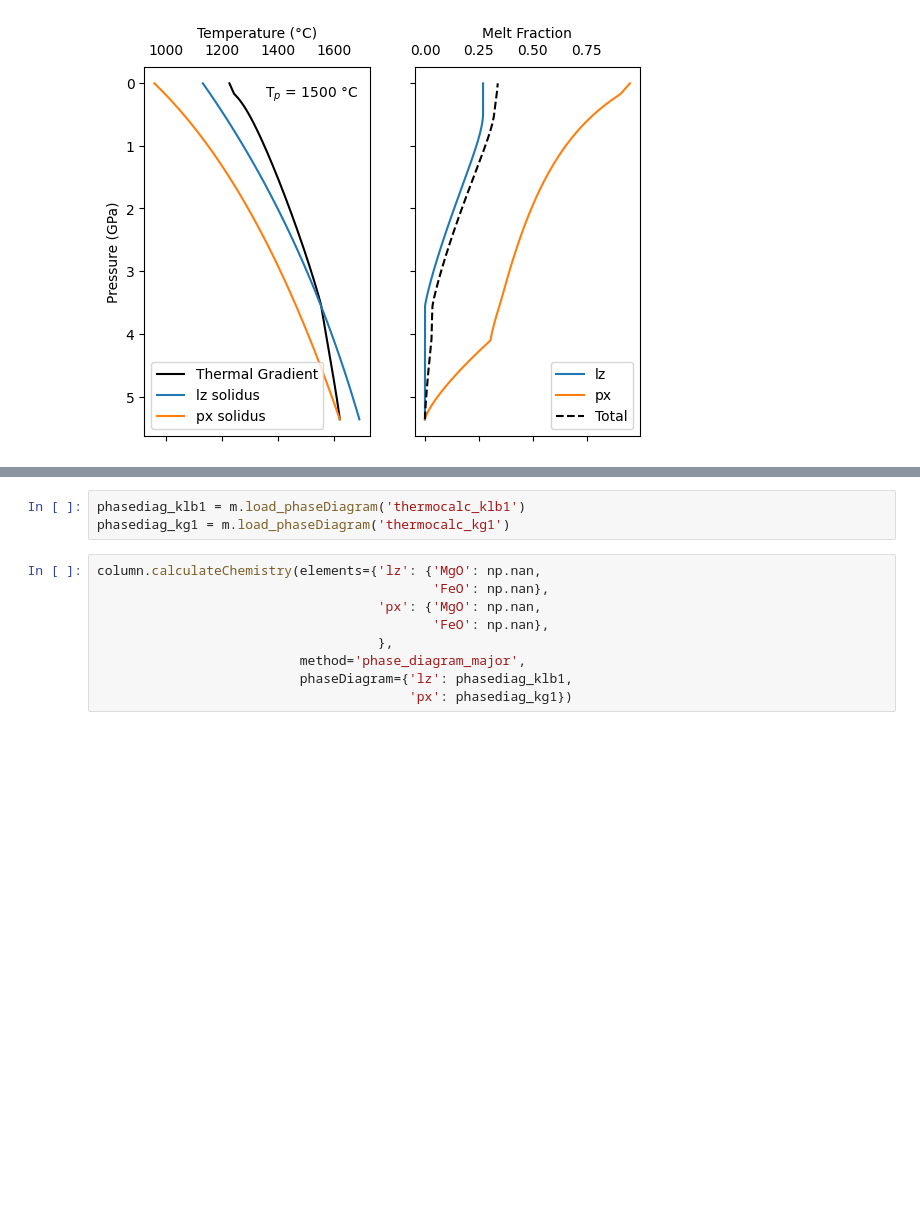
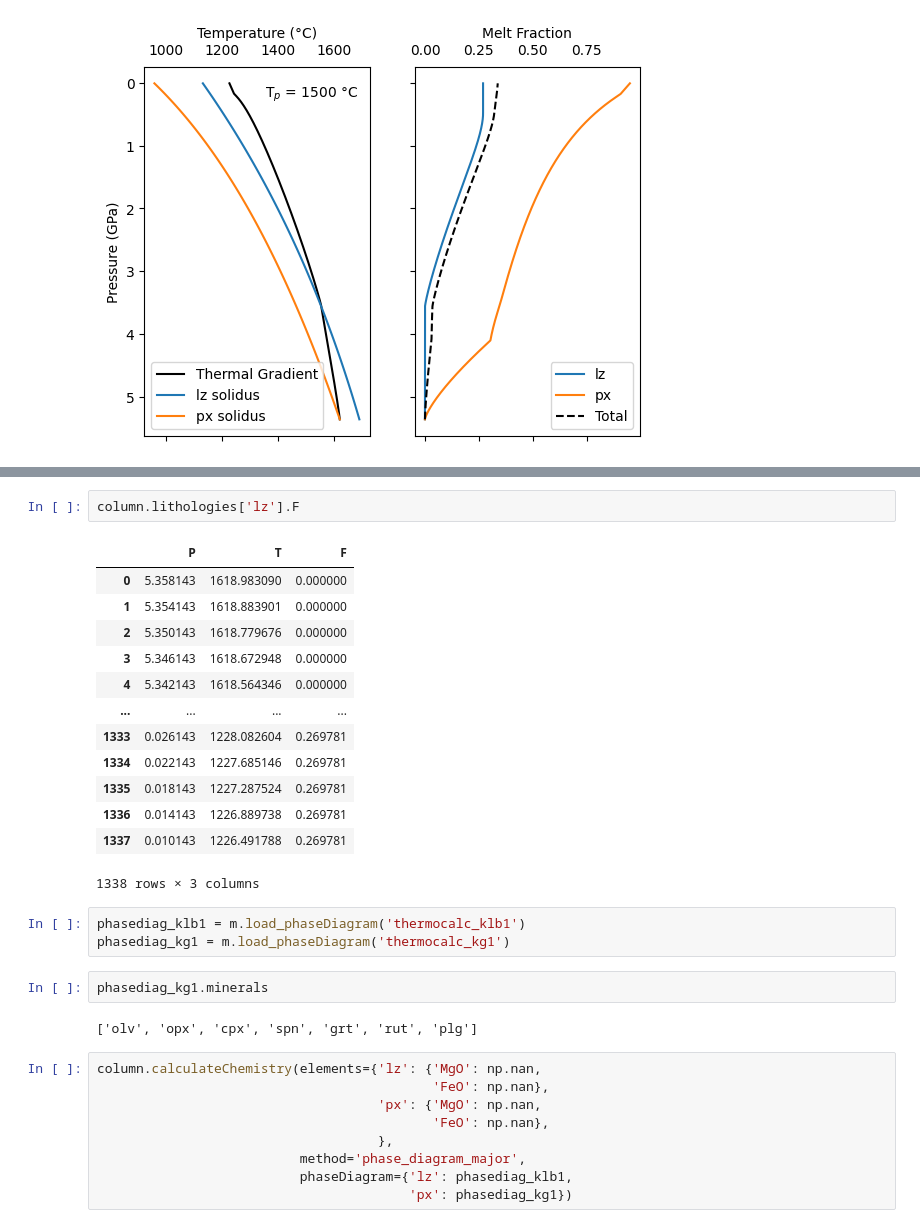
Before and after one commit to simonwmatthews/pyMelt, a Jupyter notebook: dev/stableisotopeengine.ipynb, the cells around one changed output, grey strips where cells are left out. Drawn from its saved outputs; the diff is of its cells as text; blank space fills up the shorter version.

```diff
--- a/dev/stableisotopeengine.ipynb
+++ b/dev/stableisotopeengine.ipynb
@@ -68,6 +118,26 @@ plt.show()
+# %%
+column.lithologies['lz'].F
+# %% [output]
+|  | P | T | F |
+| 0 | 5.358143 | 1618.983090 | 0.000000 |
+| 1 | 5.354143 | 1618.883901 | 0.000000 |
+| 2 | 5.350143 | 1618.779676 | 0.000000 |
+| 3 | 5.346143 | 1618.672948 | 0.000000 |
+| 4 | 5.342143 | 1618.564346 | 0.000000 |
+| ... | ... | ... | ... |
+| 1333 | 0.026143 | 1228.082604 | 0.269781 |
+| 1334 | 0.022143 | 1227.685146 | 0.269781 |
+| 1335 | 0.018143 | 1227.287524 | 0.269781 |
+| 1336 | 0.014143 | 1226.889738 | 0.269781 |
+| 1337 | 0.010143 | 1226.491788 | 0.269781 |
+1338 rows × 3 columns
 # %%
 phasediag_klb1 = m.load_phaseDiagram('thermocalc_klb1')
 phasediag_kg1 = m.load_phaseDiagram('thermocalc_kg1')
+# %%
+phasediag_kg1.minerals
+# %% [output]
+['olv', 'opx', 'cpx', 'spn', 'grt', 'rut', 'plg']
 # %%
 column.calculateChemistry(elements={'lz': {'MgO': np.nan,
                                            'FeO': np.nan},
```
Also changed, not shown: parts of 9 cells of this notebook, 1 other file.
